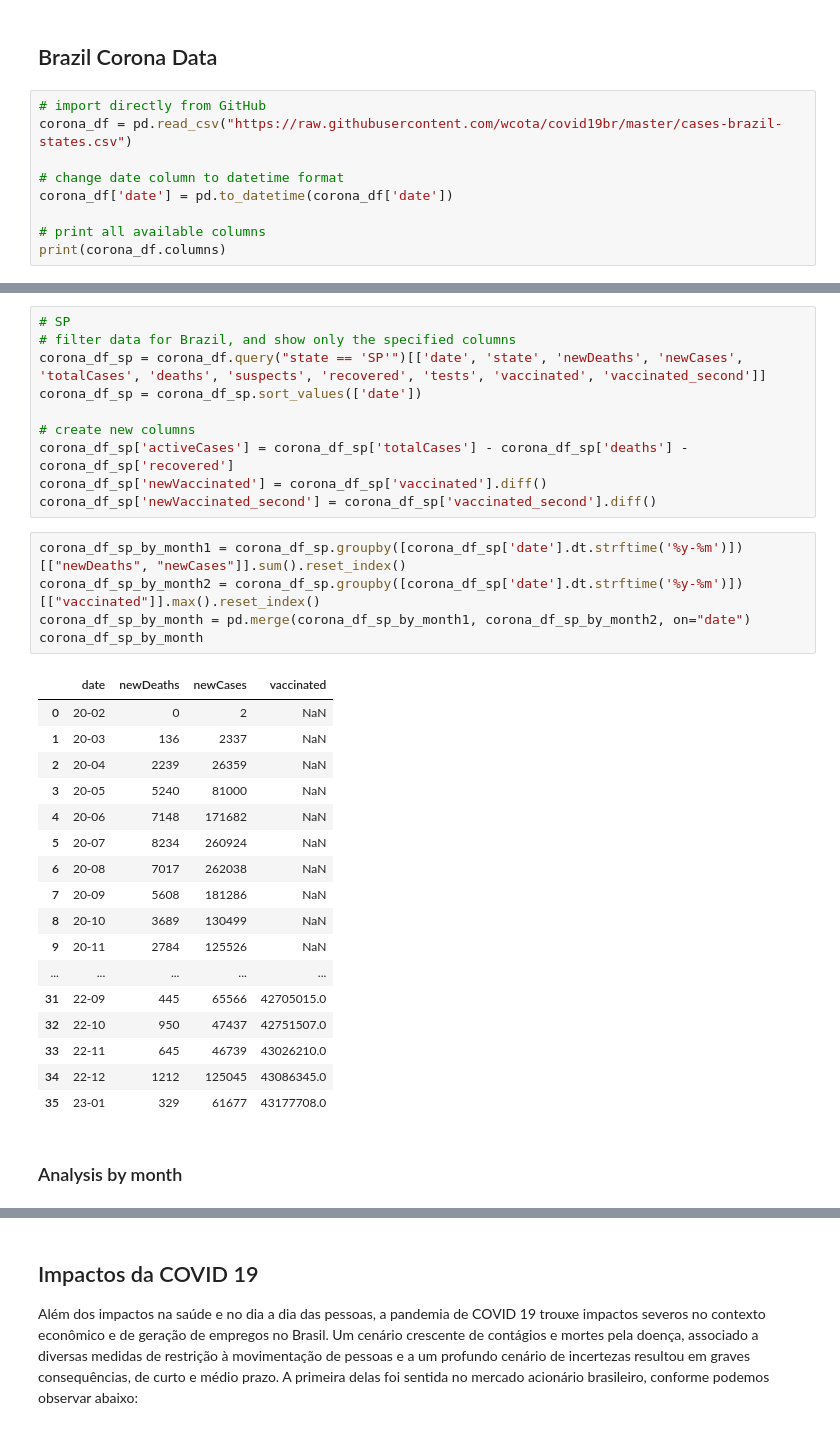
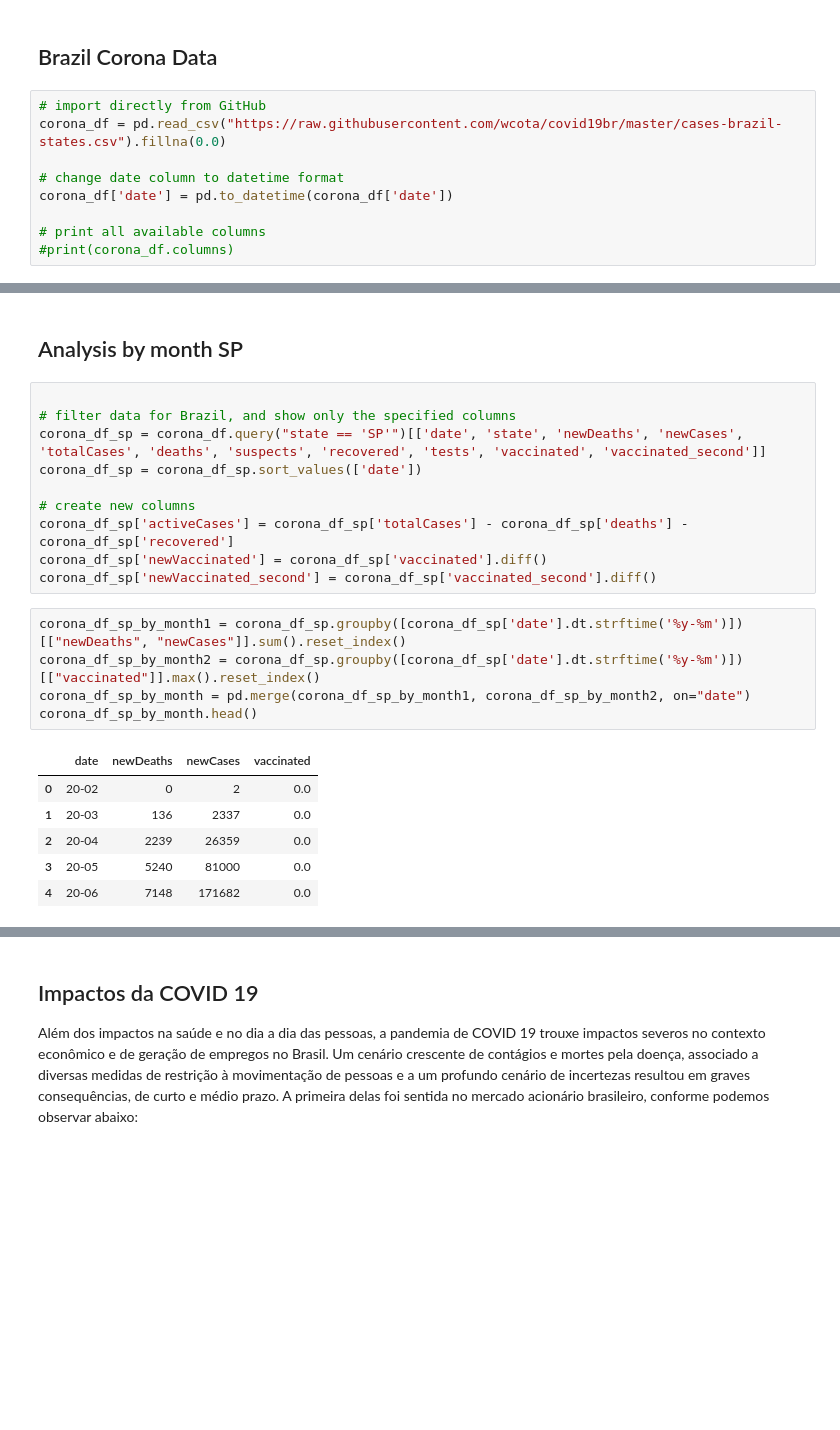
Before and after one commit to MatRicci1/covid-analysis, a Jupyter notebook: covid_gp4.ipynb, the cells around one changed output, grey strips where cells are left out. Cells and saved outputs as stored; diff of their text form; blank space fills up the shorter version.

```diff
--- a/covid_gp4.ipynb
+++ b/covid_gp4.ipynb
@@ -13,10 +12,10 @@ warnings.filterwarnings('ignore')
 ## Brazil Corona Data
 # %%
 # import directly from GitHub
-corona_df = pd.read_csv("https://raw.githubusercontent.com/wcota/covid19br/master/cases-brazil-states.csv")
+corona_df = pd.read_csv("https://raw.githubusercontent.com/wcota/covid19br/master/cases-brazil-states.csv").fillna(0.0)
 
 # change date column to datetime format
 corona_df['date'] = pd.to_datetime(corona_df['date'])
 
 # print all available columns
-print(corona_df.columns)
+#print(corona_df.columns)
@@ -58,5 +143,7 @@ corona_df_total_montn
+# %% [markdown]
+## Analysis by month SP
 # %%
-# SP
+
 # filter data for Brazil, and show only the specified columns
 corona_df_sp = corona_df.query("state == 'SP'")[['date', 'state', 'newDeaths', 'newCases', 'totalCases', 'deaths', 'suspects', 'recovered', 'tests', 'vaccinated', 'vaccinated_second']]
 corona_df_sp = corona_df_sp.sort_values(['date'])
@@ -68,25 +155,12 @@ corona_df_sp['newVaccinated_second'] = corona_df_sp['vaccinated_second'].diff()
 # %%
 corona_df_sp_by_month1 = corona_df_sp.groupby([corona_df_sp['date'].dt.strftime('%y-%m')])[["newDeaths", "newCases"]].sum().reset_index()
 corona_df_sp_by_month2 = corona_df_sp.groupby([corona_df_sp['date'].dt.strftime('%y-%m')])[["vaccinated"]].max().reset_index()
 corona_df_sp_by_month = pd.merge(corona_df_sp_by_month1, corona_df_sp_by_month2, on="date")
-corona_df_sp_by_month
+corona_df_sp_by_month.head()
 # %% [output]
 |  | date | newDeaths | newCases | vaccinated |
-| 0 | 20-02 | 0 | 2 | NaN |
-| 1 | 20-03 | 136 | 2337 | NaN |
-| 2 | 20-04 | 2239 | 26359 | NaN |
-| 3 | 20-05 | 5240 | 81000 | NaN |
-| 4 | 20-06 | 7148 | 171682 | NaN |
-| 5 | 20-07 | 8234 | 260924 | NaN |
-| 6 | 20-08 | 7017 | 262038 | NaN |
-| 7 | 20-09 | 5608 | 181286 | NaN |
-| 8 | 20-10 | 3689 | 130499 | NaN |
-| 9 | 20-11 | 2784 | 125526 | NaN |
-| ... | ... | ... | ... | ... |
-| 31 | 22-09 | 445 | 65566 | 42705015.0 |
-| 32 | 22-10 | 950 | 47437 | 42751507.0 |
-| 33 | 22-11 | 645 | 46739 | 43026210.0 |
-| 34 | 22-12 | 1212 | 125045 | 43086345.0 |
-| 35 | 23-01 | 329 | 61677 | 43177708.0 |
+| 0 | 20-02 | 0 | 2 | 0.0 |
+| 1 | 20-03 | 136 | 2337 | 0.0 |
+| 2 | 20-04 | 2239 | 26359 | 0.0 |
+| 3 | 20-05 | 5240 | 81000 | 0.0 |
+| 4 | 20-06 | 7148 | 171682 | 0.0 |
-# %% [markdown]
-### Analysis by month
```
Also changed, not shown: parts of 28 cells of this notebook.
